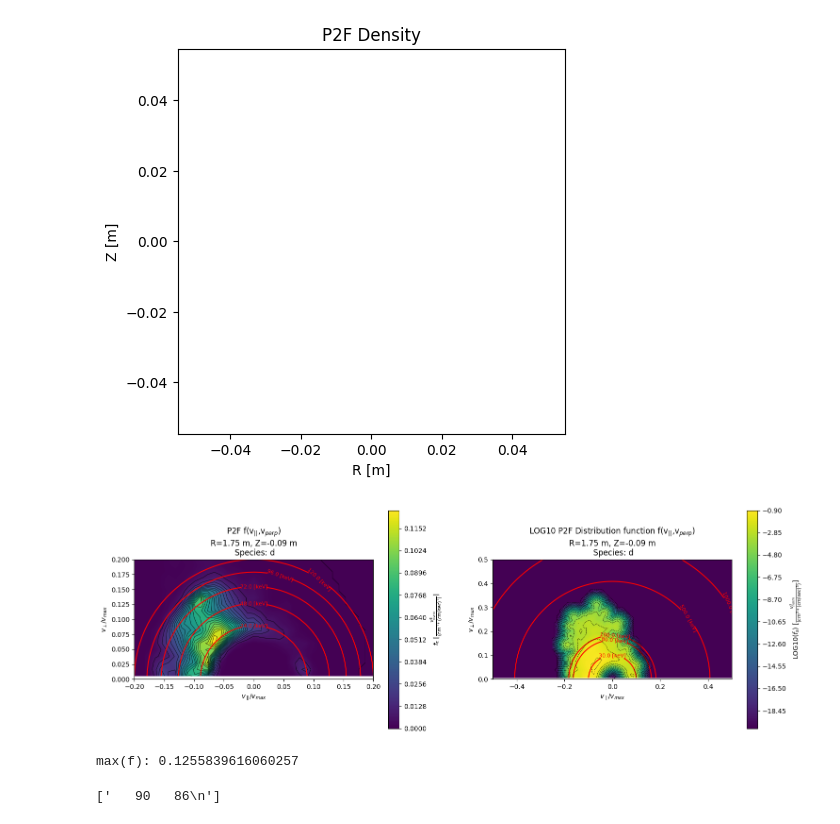
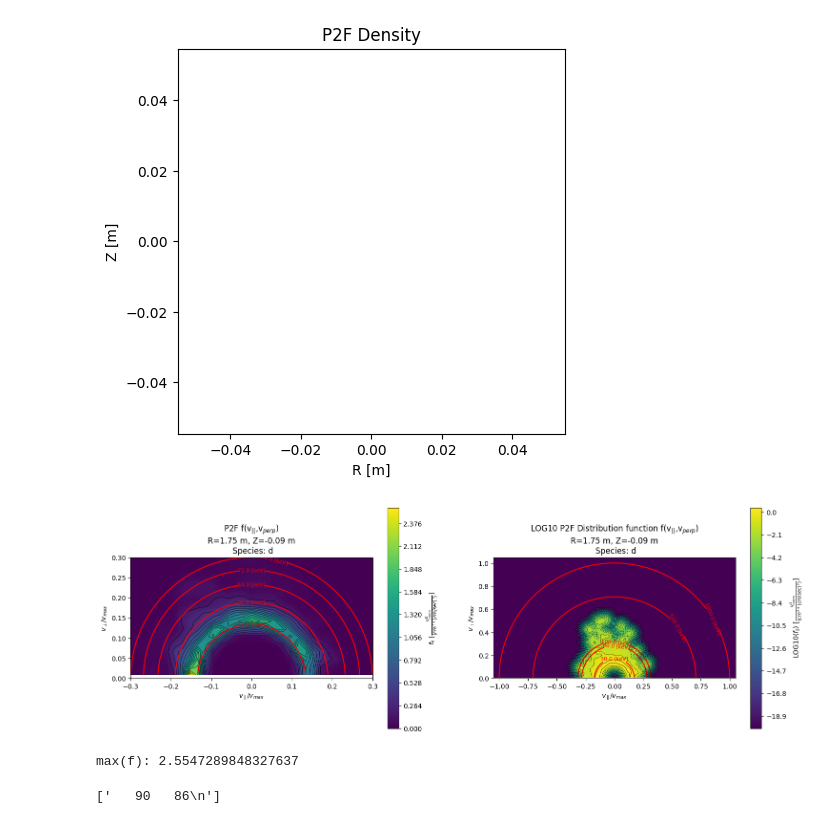
Before and after one commit to vandelij/aorsa_cql_mcgo_toolkit, a Jupyter notebook: shots/147634/mcgo_setup_and_pp_work.ipynb, the cells around one changed output. Cells and saved outputs as stored; diff of their text form; code cells hidden in the pictures.

```diff
--- a/shots/147634/mcgo_setup_and_pp_work.ipynb
+++ b/shots/147634/mcgo_setup_and_pp_work.ipynb
@@ -352,7 +364,7 @@ tau_be 0.5659222788371149
 [figure]
 # %%
 # load p2f results
-p2f_out_file = '/home/jacobvandelindt/aorsa_cql_mcgo_toolkit/temp_files/p2f_out_iteration11.nc'
+p2f_out_file = '/home/jacobvandelindt/aorsa_cql_mcgo_toolkit/temp_files/p2f_out_iteration14_zow.nc'
 
 mcgo_pp.load_p2f_output(p2f_out_file=p2f_out_file)
 print(mcgo_pp.p2f_out.variables.keys())
@@ -780,29 +792,29 @@ NameError: name 'density2d' is not defined
 # %%
 # plot the velocity distribution function
 iR = 71
 iZ = 64
 mcgo_pp.p2f_plot_distribution_function_at_RZ(
         R_index=iR,
         Z_index=iZ,
-        v_norm_over_v_max=0.2,
-        log_scale_axis_multiple=2.5,
+        v_norm_over_v_max=0.3,
+        log_scale_axis_multiple=3.5,
         log_clip_level=1e-20,
         figsize=(18, 6),
         cmap="viridis",
         num_energy_levels=6,
         energy_levels_linear=None,
         energy_levels_log=[30, 80, 100, 500, 1000],
         energy_color="red",
         return_plot=False,
         use_interpolated_rho=False,
         rho_to_interpolate_to=None,
         plot_trapped_passing=False)
 
 f_s_RZ, VPAR, VPERP, R, Z = mcgo_pp.p2f_get_distribution_function_at_RZ(indexR=iR, indexZ=iZ)
 print(f'max(f): {np.max(f_s_RZ)}')
 # %% [output]
-[figure, old version]
+[figure, new version]
-max(f): 0.1255839616060257
+max(f): 2.5547289848327637
 # %%
 orbit_plot_obj = Orbit_Plotter(eqdsk_file=eqdsk_file, species='d')
 orbit_plot_obj.plot_cyclotron_harmonics(
```
Also changed, not shown: parts of 6 cells of this notebook, 2 other files.
